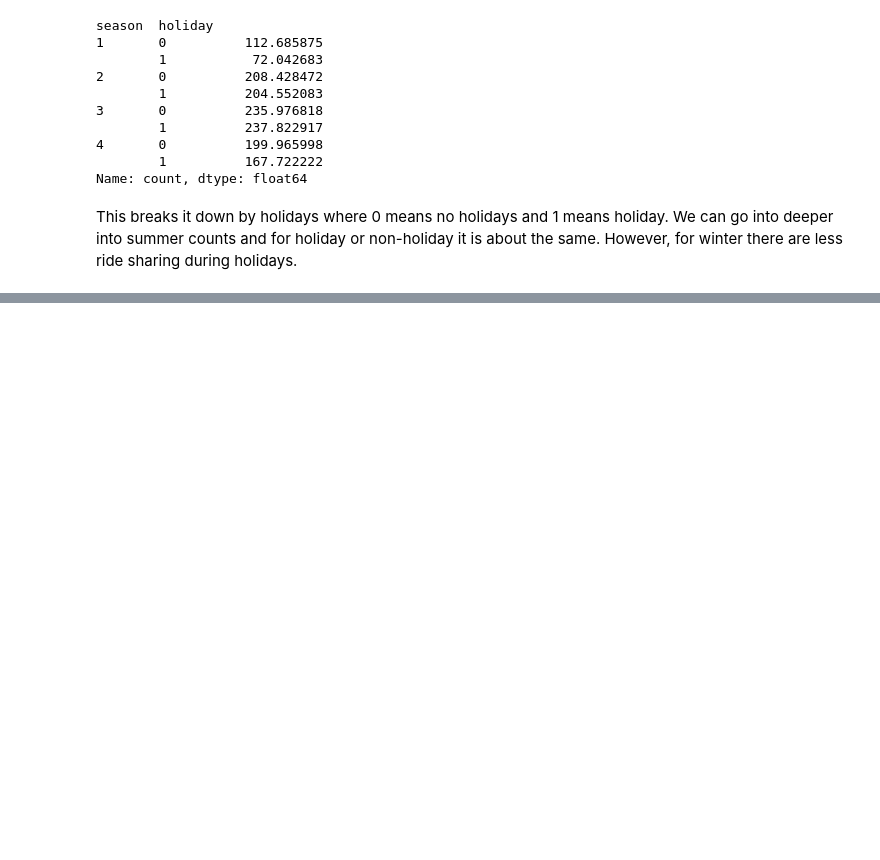
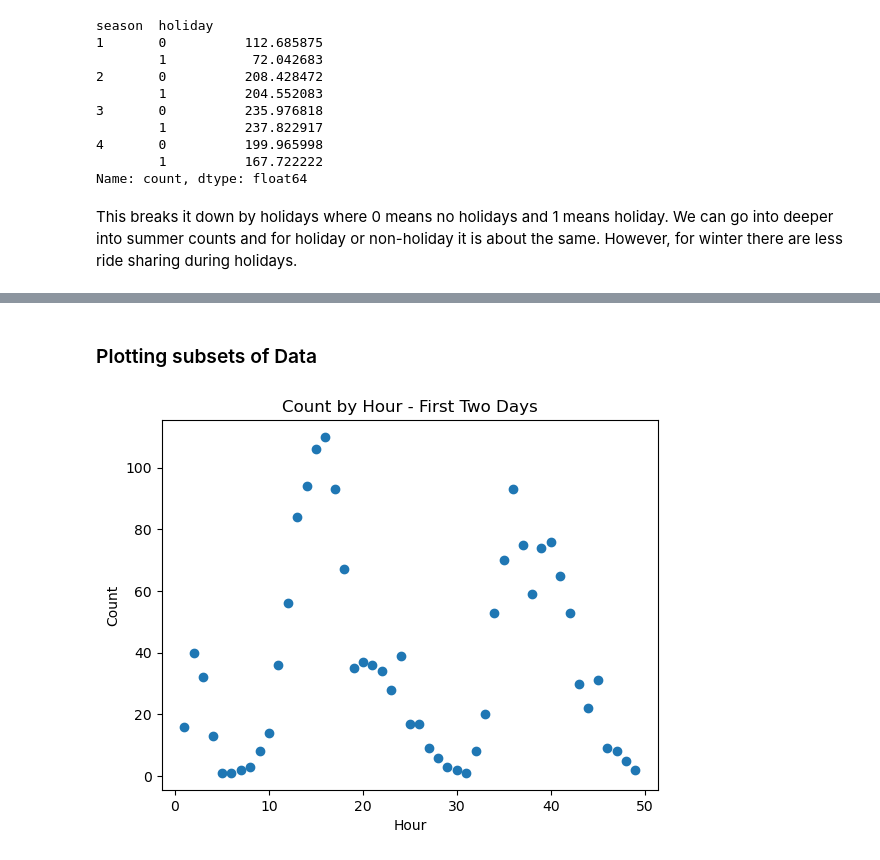
Before and after one commit to brieng314/DiveIntoDS, a Jupyter notebook: dive_into_DS.ipynb, the cells around one changed output, grey strips where cells are left out. Saved outputs shown, nothing was run; the diff lists cells and outputs as text; code cells hidden in the pictures; blank space fills up the shorter version.

```diff
--- a/dive_into_DS.ipynb
+++ b/dive_into_DS.ipynb
@@ -131,0 +150,16 @@ This breaks it down by holidays where 0 means no holidays and 1 means holiday. W
+# %% [markdown]
+### Plotting subsets of Data
+# %%
+#Subset the data for the first 48hours
+hour_first48 = hour.loc[0:48,:]
+
+#plotted the subset data
+plt.scatter(x = hour_first48['instant'], y = hour_first48['count'])
+
+plt.xlabel("Hour")
+plt.ylabel("Count")
+plt.title("Count by Hour - First Two Days")
+
+plt.show()
+# %% [output]
+[figure, added]
```
Also changed, not shown: parts of 10 cells of this notebook.
